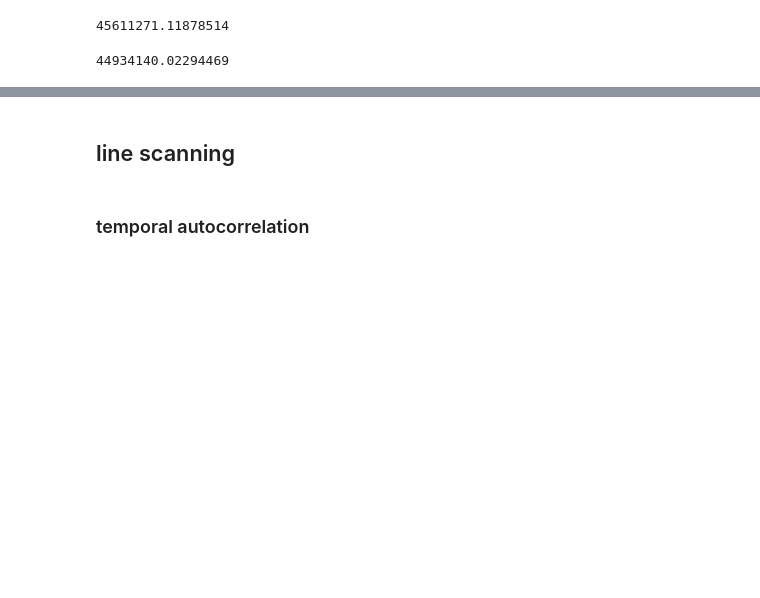
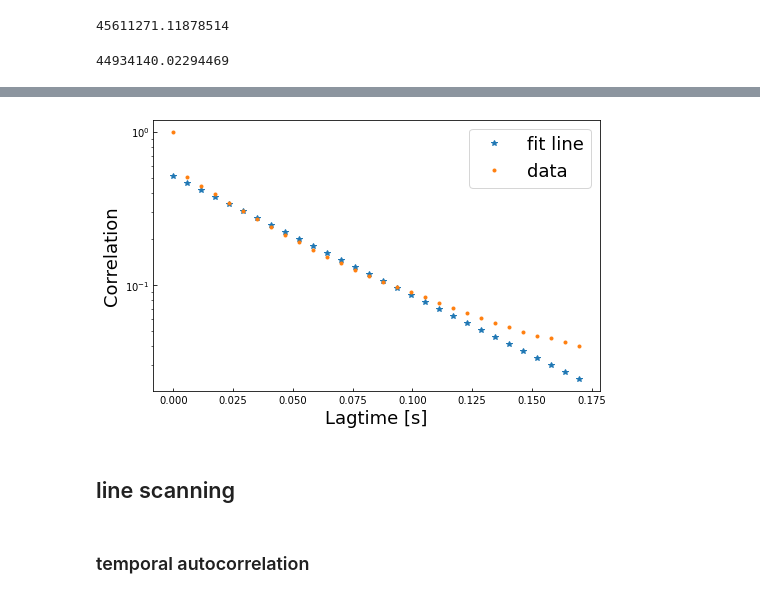
Before and after one commit to wwy-wwy-wwy/Speckle_project, a Jupyter notebook: speckle/colloidal_analysis/20221129data_colloidal_suspension.ipynb, the cells around one changed output, grey strips where cells are left out. Saved outputs shown, nothing was run; the diff lists cells and outputs as text; code cells hidden in the pictures; blank space fills up the shorter version.

```diff
--- a/speckle/colloidal_analysis/20221129data_colloidal_suspension.ipynb
+++ b/speckle/colloidal_analysis/20221129data_colloidal_suspension.ipynb
@@ -370,3 +398,8 @@ print(q)
+# %%
+reconstruct(lagtime_g2t[:30],plateau,np.array(spatemp_corr[:30]),a,b)
+plt.yscale("log")
+# %% [output]
+[figure, added]
 # %% [markdown]
 ## line scanning
 # %%
```
Also changed, not shown: parts of 5 cells of this notebook.
